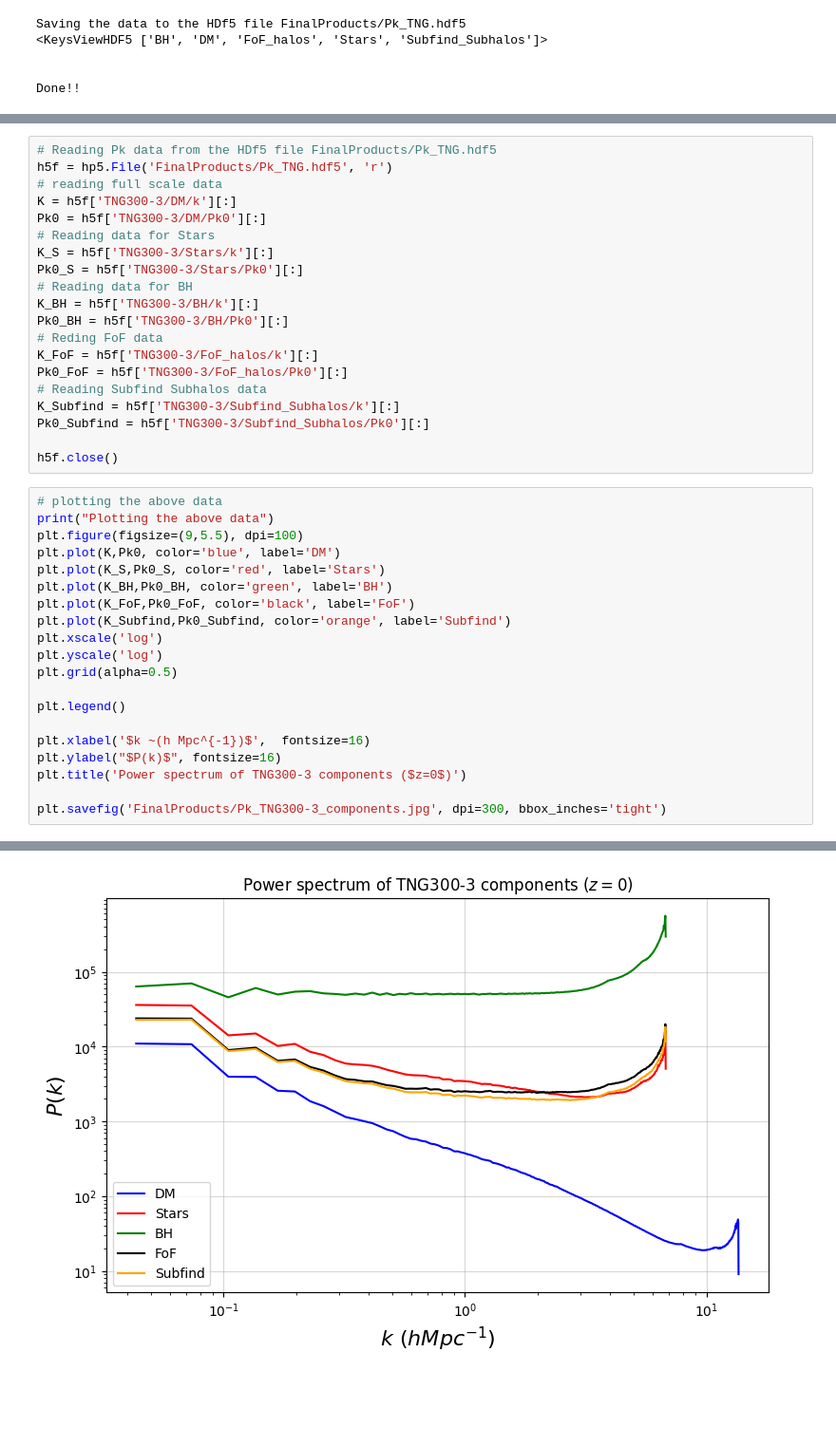
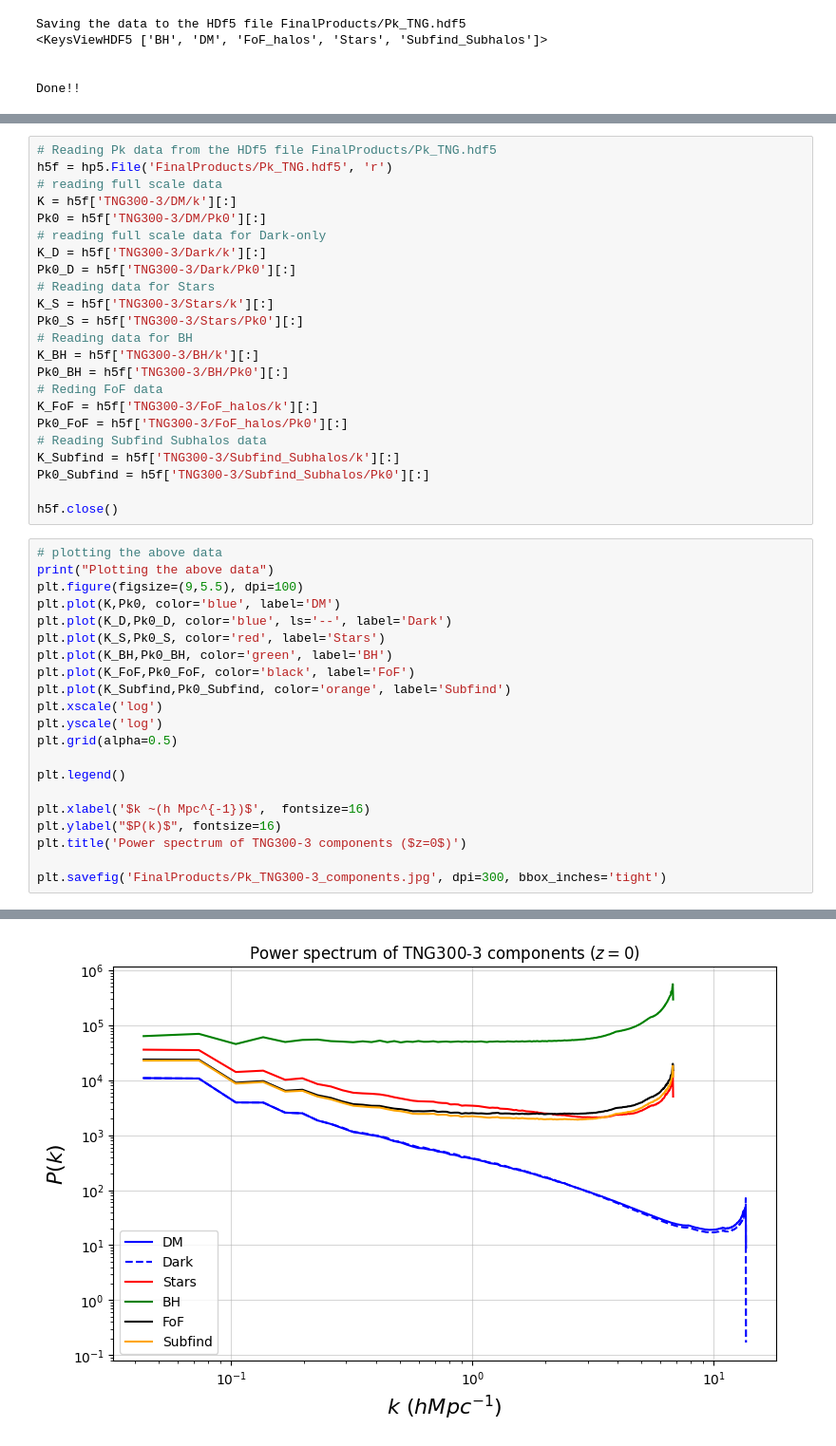
Before and after one commit to sparxastronomy/2022_SummerProject, a Jupyter notebook: Illustris/test.ipynb, the cells around one changed output, grey strips where cells are left out. Shown at 95% size. Drawn from its saved outputs; the diff is of its cells as text; blank space fills up the shorter version.

Commit message:
Added analysis for DM only runs.

```diff
--- a/Illustris/test.ipynb
+++ b/Illustris/test.ipynb
@@ -704,6 +753,9 @@ h5f = hp5.File('FinalProducts/Pk_TNG.hdf5', 'r')
 # reading full scale data
 K = h5f['TNG300-3/DM/k'][:]
 Pk0 = h5f['TNG300-3/DM/Pk0'][:]
+# reading full scale data for Dark-only
+K_D = h5f['TNG300-3/Dark/k'][:]
+Pk0_D = h5f['TNG300-3/Dark/Pk0'][:]
 # Reading data for Stars
 K_S = h5f['TNG300-3/Stars/k'][:]
 Pk0_S = h5f['TNG300-3/Stars/Pk0'][:]
@@ -721,23 +773,24 @@ h5f.close()
 # %%
 # plotting the above data
 print("Plotting the above data")
 plt.figure(figsize=(9,5.5), dpi=100)
 plt.plot(K,Pk0, color='blue', label='DM')
+plt.plot(K_D,Pk0_D, color='blue', ls='--', label='Dark')
 plt.plot(K_S,Pk0_S, color='red', label='Stars')
 plt.plot(K_BH,Pk0_BH, color='green', label='BH')
 plt.plot(K_FoF,Pk0_FoF, color='black', label='FoF')
 plt.plot(K_Subfind,Pk0_Subfind, color='orange', label='Subfind')
 plt.xscale('log')
 plt.yscale('log')
 plt.grid(alpha=0.5)
 
 plt.legend()
 
 plt.xlabel('$k ~(h Mpc^{-1})$',  fontsize=16)
 plt.ylabel("$P(k)$", fontsize=16)
 plt.title('Power spectrum of TNG300-3 components ($z=0$)')
 
 plt.savefig('FinalProducts/Pk_TNG300-3_components.jpg', dpi=300, bbox_inches='tight')
 # %% [output]
 Plotting the above data
-[figure, old version]
+[figure, new version]
```
Also changed, not shown: parts of 11 cells of this notebook, 9 other files.
